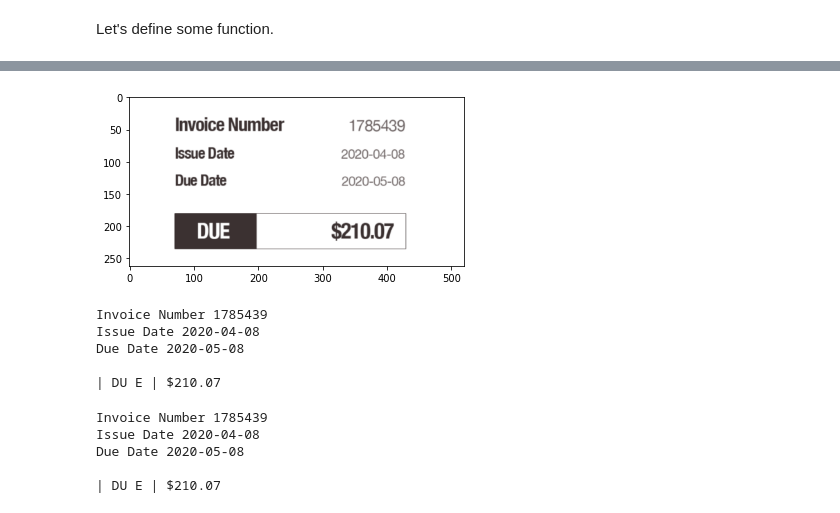
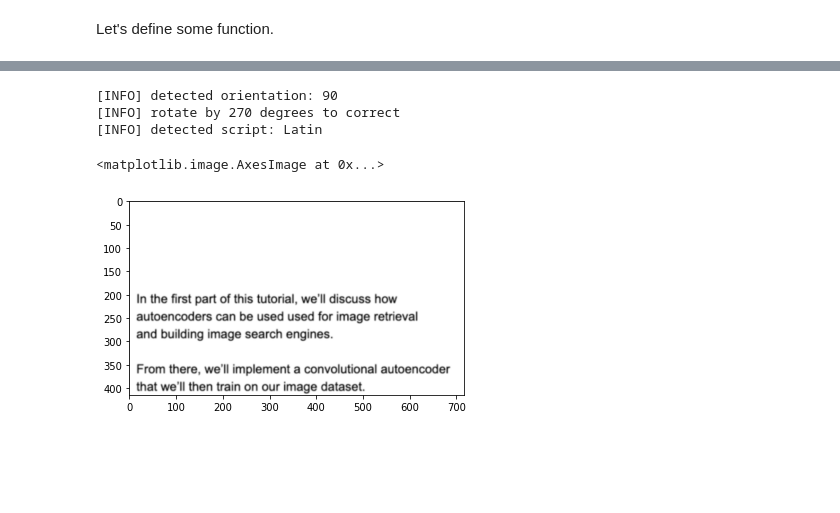
Before and after one commit to rahiakela/computer-vision-research-and-practice, a Jupyter notebook: opencv-projects-and-guide/ocr-with-opencv-and-tesseract/04_correcting_text_orientation.ipynb, the cells around one changed output, grey strips where cells are left out. Drawn from its saved outputs; the diff is of its cells as text; code cells hidden in the pictures; blank space fills up the shorter version.

```diff
--- a/opencv-projects-and-guide/ocr-with-opencv-and-tesseract/04_correcting_text_orientation.ipynb
+++ b/opencv-projects-and-guide/ocr-with-opencv-and-tesseract/04_correcting_text_orientation.ipynb
@@ -78,20 +93,8 @@ visitPA.com
-# %%
-show_image("invoice.png")
-# %% [output]
-[figure, removed]
-# %%
-print(extract_text("invoice.png", blacklist="*#"))
-# %% [output]
-Invoice Number 1785439
-Issue Date 2020-04-08
-Due Date 2020-05-08
-
-| DU E | $210.07
-# %%
-print(extract_text("invoice.png", whitelist="0123456789.-"))
-# %% [output]
-Invoice Number 1785439
-Issue Date 2020-04-08
-Due Date 2020-05-08
-
-| DU E | $210.07
+# %%
+plt.imshow(correct_text_orientation("text-orient-2.png"))
+# %% [output]
+[INFO] detected orientation: 90
+[INFO] rotate by 270 degrees to correct
+[INFO] detected script: Latin
+<matplotlib.image.AxesImage at 0x...>
+[figure, added]
```
Also changed, not shown: parts of 10 cells of this notebook.
